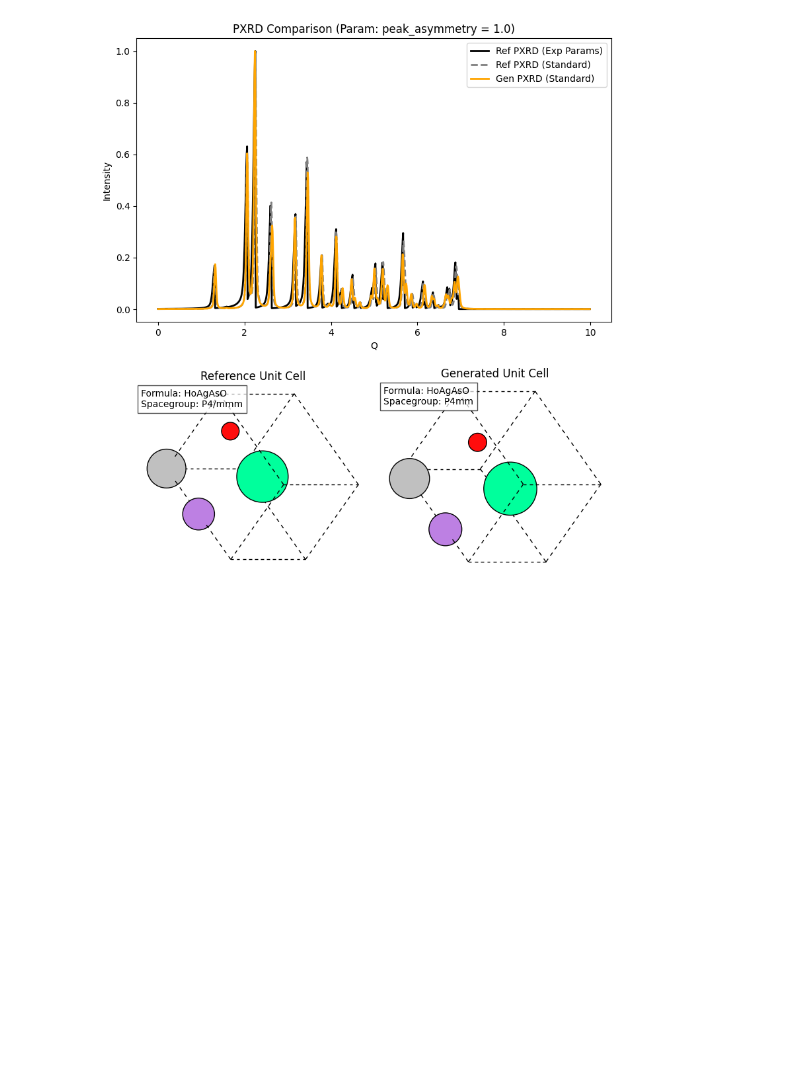
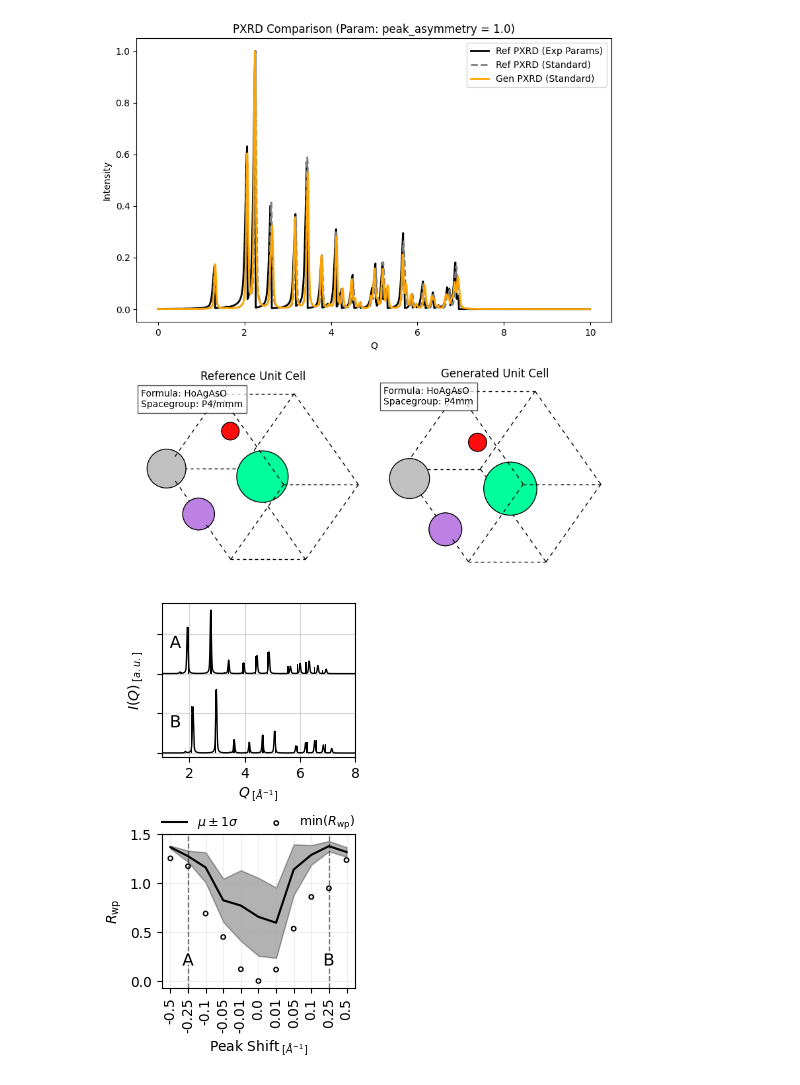
Before and after one commit to FrederikLizakJohansen/deCIFer, a Jupyter notebook: notebooks/ablations.ipynb, the cells around one changed output. Saved outputs shown, nothing was run; the diff lists cells and outputs as text; code cells hidden in the pictures; blank space fills up the shorter version.

```diff
--- a/notebooks/ablations.ipynb
+++ b/notebooks/ablations.ipynb
@@ -375,0 +451,79 @@ default_params_dict = data["config"]["default_params_dict"]
+# %%
+fig, (ax, ax_t) = plt.subplots(2,1,figsize=(2.5,5))
+
+param_key = "q_shift"
+param_key_xlabel = "Peak Shift"
+param_key_unit = r"$_{\;[Å^{-1}]}$"
+example_1_key = "-0.1"
+example_2_key = "0.1"
+
+q_1 = results[param_key][example_1_key]["best_experiment"]["pxrd_ref"]["q"]
+iq_1 = results[param_key][example_1_key]["best_experiment"]["pxrd_ref"]["iq"]
+q_1_disc = results[param_key][example_1_key]["best_experiment"]["pxrd_gen_clean"]["q_disc"][0]
+iq_1_disc = results[param_key][example_1_key]["best_experiment"]["pxrd_gen_clean"]["iq_disc"][0]
+
+q_100 = results[param_key][example_2_key]["best_experiment"]["pxrd_ref"]["q"]
+iq_100 = results[param_key][example_2_key]["best_experiment"]["pxrd_ref"]["iq"]
+q_100_disc = results[param_key][example_2_key]["best_experiment"]["pxrd_gen_clean"]["q_disc"][0]
+iq_100_disc = results[param_key][example_2_key]["best_experiment"]["pxrd_gen_clean"]["iq_disc"][0]
+
+peak_scaling = 0.8
+
+ax.plot(q_1, iq_1*peak_scaling, lw=1, c='k')
+ax.plot(q_100, iq_100*peak_scaling-1, lw=1, c='k')
+
+ax.bar(q_1_disc, iq_1_disc / 100*peak_scaling, width=0.05, color='k')
+ax.bar(q_100_disc, iq_100_disc / 100*peak_scaling, bottom=-1, width=0.05, color='k')
+
+ax.grid(alpha=0.5)
+ax.set(
+    yticklabels=[],
+    xlabel = r"$Q_{\;[Å^{-1}]}$",
+    ylabel = r"$I(Q)_{\;[a.u.]}$",
+    ylim=(-1.05, None),
+    xlim=(1,8),
+)
+
+ax.text(1.5, .5, "A", ha='center', va='top', fontsize=12, color='black',
+          path_effects=[path_effects.withStroke(linewidth=3, foreground='white')])
+
+ax.text(1.5, -.5, "B", ha='center', va='top', fontsize=12, color='black',
+          path_effects=[path_effects.withStroke(linewidth=3, foreground='white')])
+
+param_val_keys = results[param_key].keys()
+
+min_rwps = np.array([results[param_key][key]["best_experiment"]["rwp"] for key in param_val_keys])
+mean_rwps = np.array([np.mean([l["rwp"] for l in  results[param_key][key]["experiments"]]) for key in param_val_keys])
+std_rwps = np.array([np.std([l["rwp"] for l in  results[param_key][key]["experiments"]]) for key in param_val_keys])
+
+ax_t.plot(param_val_keys, mean_rwps, label=r"$\mu \pm 1\sigma$", color="k")
+ax_t.scatter(param_val_keys, min_rwps, label="$\mathrm{min}(R_{\mathrm{wp}}$)", color="k", s=10, fc='none')
+ax_t.fill_between(param_val_keys, mean_rwps - std_rwps, mean_rwps + std_rwps, color='k', alpha=0.3)
+
+ax_t.axvline(1, c='k', lw='1', ls='--', alpha=0.5)
+ax_t.axvline(9, c='k', lw='1', ls='--', alpha=0.5)
+
+ax_t.grid(alpha=0.2, which='major')
+
+letter_pos = 0.2
+y_top = ax_t.get_ylim()[1]
+ax_t.text(1, y_top * letter_pos, "A", ha='center', va='top', fontsize=12, color='black',
+          path_effects=[path_effects.withStroke(linewidth=3, foreground='white')])
+
+ax_t.text(9, y_top * letter_pos, "B", ha='center', va='top', fontsize=12, color='black',
+          path_effects=[path_effects.withStroke(linewidth=3, foreground='white')])
+
+ax_t.set(
+    ylabel=r'$R_{\mathrm{wp}}$',
+    xlabel=f'{param_key_xlabel}' + f'{param_key_unit}'
+)
+ax_t.set_xticks(list(param_val_keys))  # Ensure ticks match the keys
+ax_t.set_xticklabels([str(k) for k in param_val_keys], rotation=90)  # Rotate labels
+
+# ax_t.legend(fontsize=8, loc='upper center')
+ax_t.legend(fontsize=9, loc='upper center', bbox_to_anchor=(0.5, 1.2), ncol=2, frameon=False)
+
+fig.subplots_adjust(hspace=0.5)  # Increase space between subplots
+plt.show()
+# %% [output]
+[figure, added]
```
Also changed, not shown: parts of 13 cells of this notebook, 3 other files.
